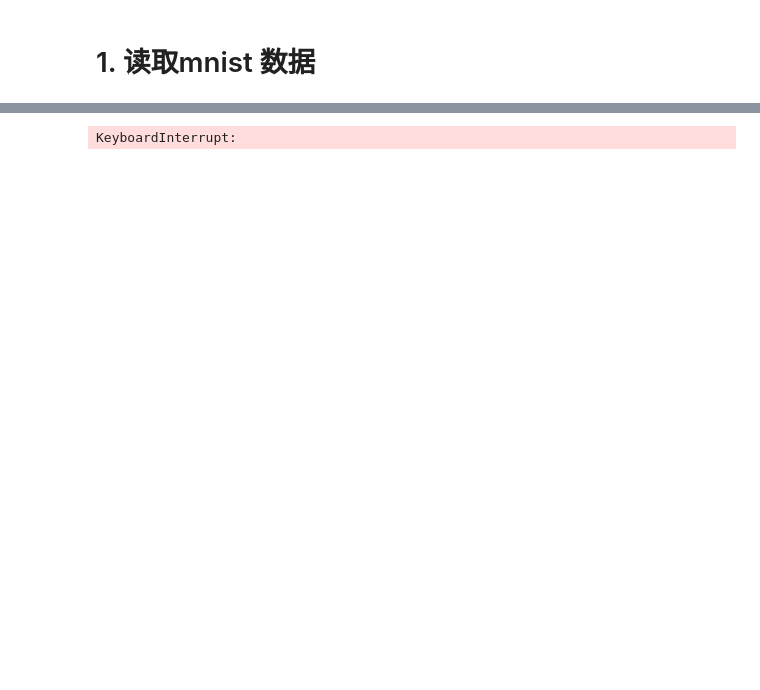
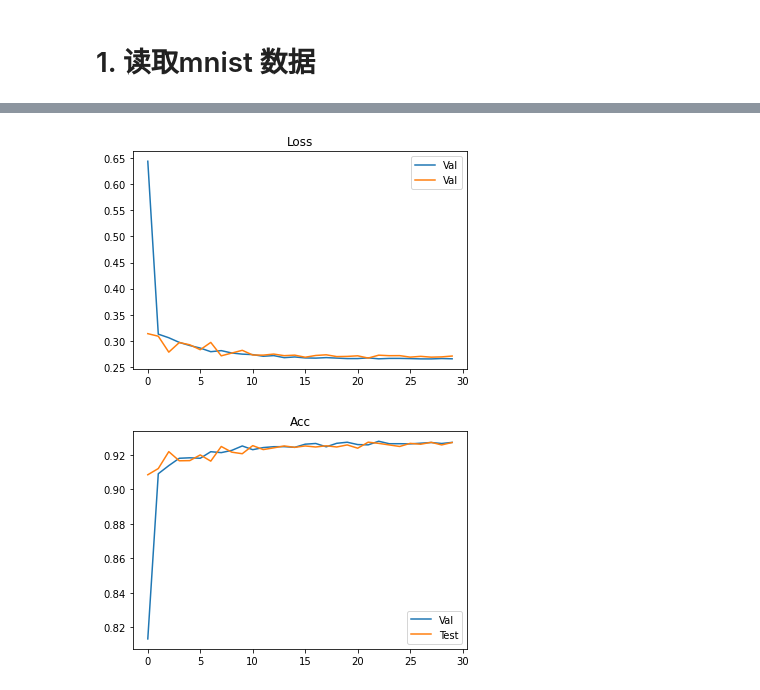
Before and after one commit to fproks/LeetCode, a Jupyter notebook: deepLearning/notebook/mnistClassify.ipynb, the cells around one changed output, grey strips where cells are left out. Saved outputs shown, nothing was run; the diff lists cells and outputs as text; code cells hidden in the pictures; blank space fills up the shorter version.

```diff
--- a/deepLearning/notebook/mnistClassify.ipynb
+++ b/deepLearning/notebook/mnistClassify.ipynb
@@ -28,17 +28,19 @@ torch.Size([60000, 784])
 # %%
-import numpy as np
+from matplotlib import pyplot as plt
+from torch.utils.data import TensorDataset
 from torch.optim import Adam, lr_scheduler
 from torch.nn import Sequential
 import torch.nn as nn
-import torch.nn.functional as F
 
 batch_size = 64
-max_epoch = 100
+max_epoch = 30
+train = TensorDataset(torch.FloatTensor(train_data), torch.FloatTensor(train_labels))
+
 dataloader = DataLoader(dataset=train, batch_size=batch_size, shuffle=True)
-# test_data = torch.FloatTensor(test_data).cuda()
-# test_target = torch.LongTensor(test_target).cuda()
-
-lr = 0.1
+test_data = torch.FloatTensor(test_data).cuda()
+test_target = torch.FloatTensor(test_labels).cuda()
+val_data = torch.FloatTensor(val_data).cuda()
+valid_labels = torch.FloatTensor(valid_labels).cuda()
 
 
 class Model(nn.Module):
@@ -46,51 +48,69 @@ class Model(nn.Module):
         super(Model, self).__init__()
         self.model = Sequential(
             nn.Linear(784, 128, bias=True),
-            nn.ReLU(),
+            nn.BatchNorm1d(128),  #RELU 不行，换这个里面就上去了
             nn.Linear(128, 64, bias=True),
-            nn.ReLU(),
+            nn.BatchNorm1d(64),
             nn.Linear(64, 32, bias=True),
-            nn.ReLU(),
+            nn.BatchNorm1d(32),
             nn.Linear(32, 16, bias=True),
-            nn.ReLU(),
+            nn.BatchNorm1d(16),
             nn.Linear(16, 10, bias=True),
-            nn.Softmax(dim=1)
+            #nn.Softmax(dim=1)  #CrossEntropyLoss 已经有了，加上正确率只有91.87
         )
 
     def forward(self, x):
         return self.model(x)
 
 
+lr = 0.01
 model = Model()
 model.cuda()
-loss_func = nn.NLLLoss()
-optimizer = Adam(model.parameters(), lr=0.1)
+loss_func = nn.CrossEntropyLoss()
+optimizer = Adam(model.parameters(), lr=lr)
 scheduler = lr_scheduler.ExponentialLR(optimizer, gamma=0.9)
 train_loss = []
+train_acc = []
 test_loss = []
+test_acc = []
 for epoch in range(max_epoch):
     epoch_loss = []
     epoch_acc = []
     for step, (batch_x, batch_y) in enumerate(dataloader):
         batch_x = batch_x.cuda()
-        batch_x = torch.squeeze(batch_x)
         batch_y = batch_y.cuda()
         pred = model(batch_x)
         loss = loss_func(pred, batch_y)
         optimizer.zero_grad()
         loss.backward()
         optimizer.step()
-        acc = torch.eq(pred.argmax(1), batch_y).sum() / len(batch_y)
-        epoch_acc.append(acc.cpu().data)
-        print(f"step:{step}: loss={loss.cpu().data}, acc={acc}")
+        if step % 200 == 0:
+            pred = model(val_data)
+            loss = loss_func(pred, valid_labels)
+            acc = torch.eq(pred.argmax(1), valid_labels.argmax(1)).sum() / len(valid_labels)
+            epoch_acc.append(acc.cpu().data)
+            epoch_loss.append(loss.cpu().data)
+            print(f"step:{step}: loss={loss.cpu().data}, acc={acc * 100}%")
+    scheduler.step()
     train_loss.append(np.mean(epoch_loss))
-    for test_data, test_target in test:
-        test_data = torch.squeeze(test_data)
-        pred = model(test_data.cuda())
-        test_target = test_target
-        loss = loss_func(pred, test_target)
-        acc = torch.eq(pred.argmax(1), test_target).sum() / len(test_target)
-        test_loss.append(loss.cpu().data)
-        print(
-            f"epoch {epoch}: train_loss: {np.mean(epoch_loss)}, test_loss: {loss.cpu().data}, train_acc={np.mean(epoch_acc) * 100}, test_acc={acc * 100}")
+    train_acc.append(np.mean(epoch_acc))
+    pred = model(test_data)
+    loss = loss_func(pred, test_target)
+    acc = torch.eq(pred.argmax(1), test_target.argmax(1)).sum() / len(test_target)
+    test_loss.append(loss.cpu().data)
+    test_acc.append(acc.cpu().data)
+    print(
+        f"\033[0;35mepoch {epoch}: train_loss: {np.mean(epoch_loss):.6f}, test_loss: {loss.cpu().data:.6f}, train_acc={np.mean(epoch_acc) * 100:.6f}%, test_acc={acc * 100:.6f}%\033[0m")
+
+plt.plot([i for i in range(max_epoch)], train_loss)  # training loss
+plt.plot([i for i in range(max_epoch)], test_loss)  # validate loss
+plt.title("Loss")
+plt.legend(["Val", "Val"])
+plt.show()
+
+plt.plot([i for i in range(max_epoch)], train_acc)  # training loss
+plt.plot([i for i in range(max_epoch)], test_acc)  # validate loss
+plt.title("Acc")
+plt.legend(["Val", "Test"])
+plt.show()
 # %% [output]
@@ -114 +134,2 @@ step:937: loss=-0.125, acc=0.125
-KeyboardInterrupt:
+[figure, added]
+[figure, added]
```
Also changed, not shown: parts of 3 cells of this notebook.
